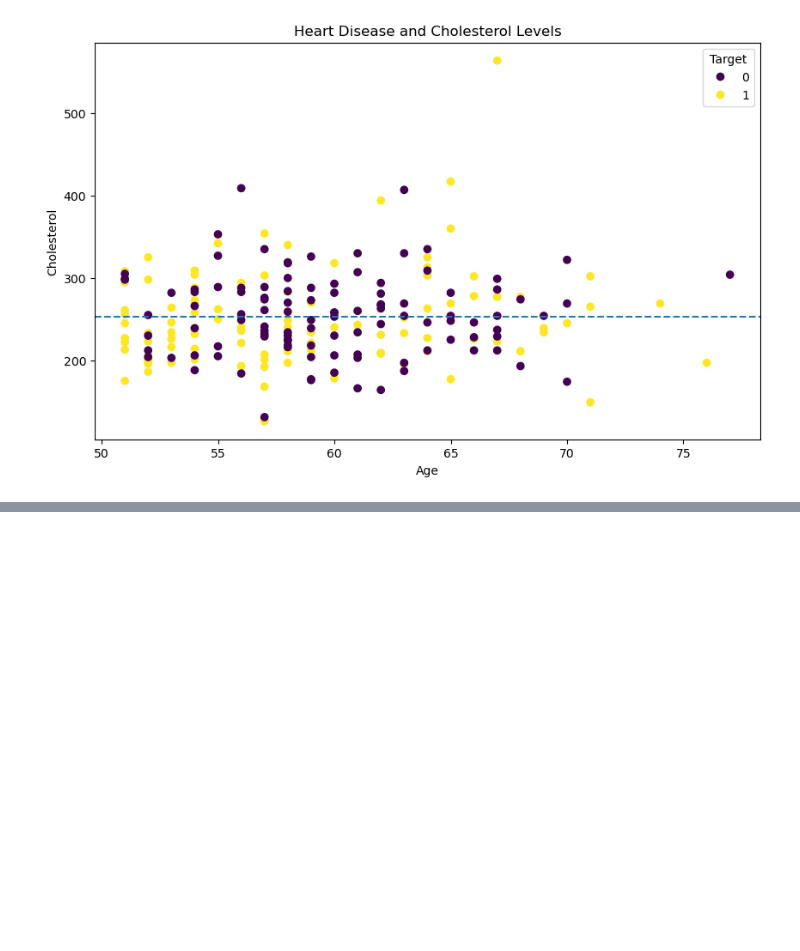
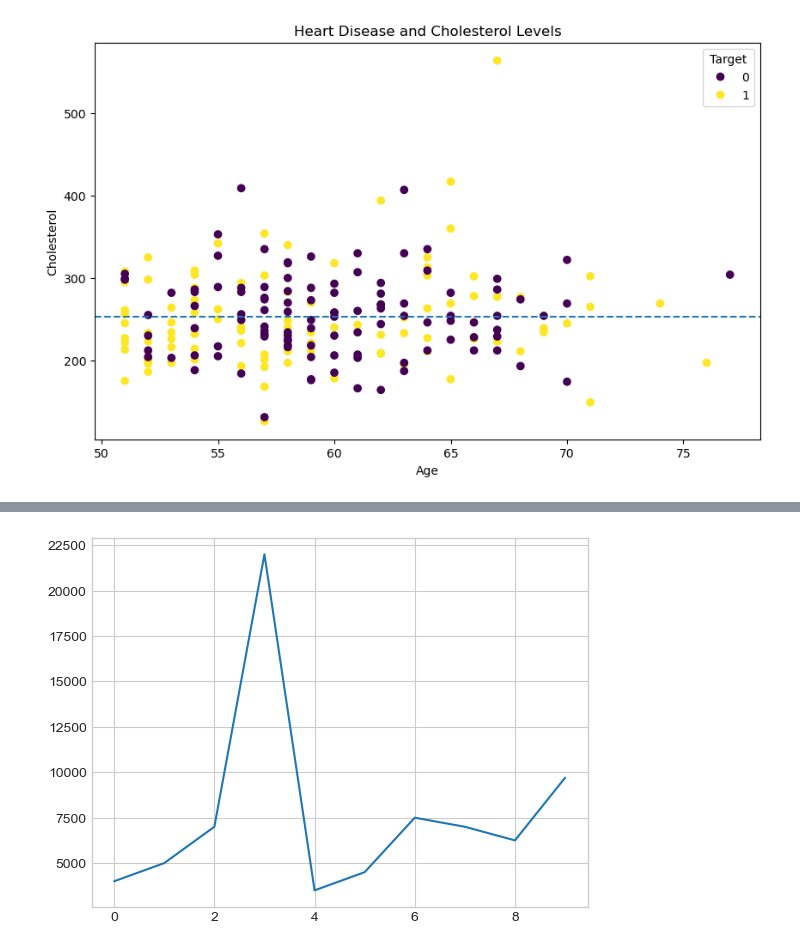
Before and after one commit to dazz-6/MachineLearning, a Jupyter notebook: Machine_Learning/MatplotLib/matplotlib_1.ipynb, the cells around one changed output, grey strips where cells are left out. Cells and saved outputs as stored; diff of their text form; code cells hidden in the pictures; blank space fills up the shorter version.

```diff
--- a/Machine_Learning/MatplotLib/matplotlib_1.ipynb
+++ b/Machine_Learning/MatplotLib/matplotlib_1.ipynb
@@ -511,0 +621,6 @@ ax.axhline(over_50["chol"].mean(),
+# %%
+plt.style.use('seaborn-v0_8-whitegrid')
+# %%
+car_sales["Price"].plot();
+# %% [output]
+[figure, added]
```
Also changed, not shown: parts of 22 cells of this notebook.
